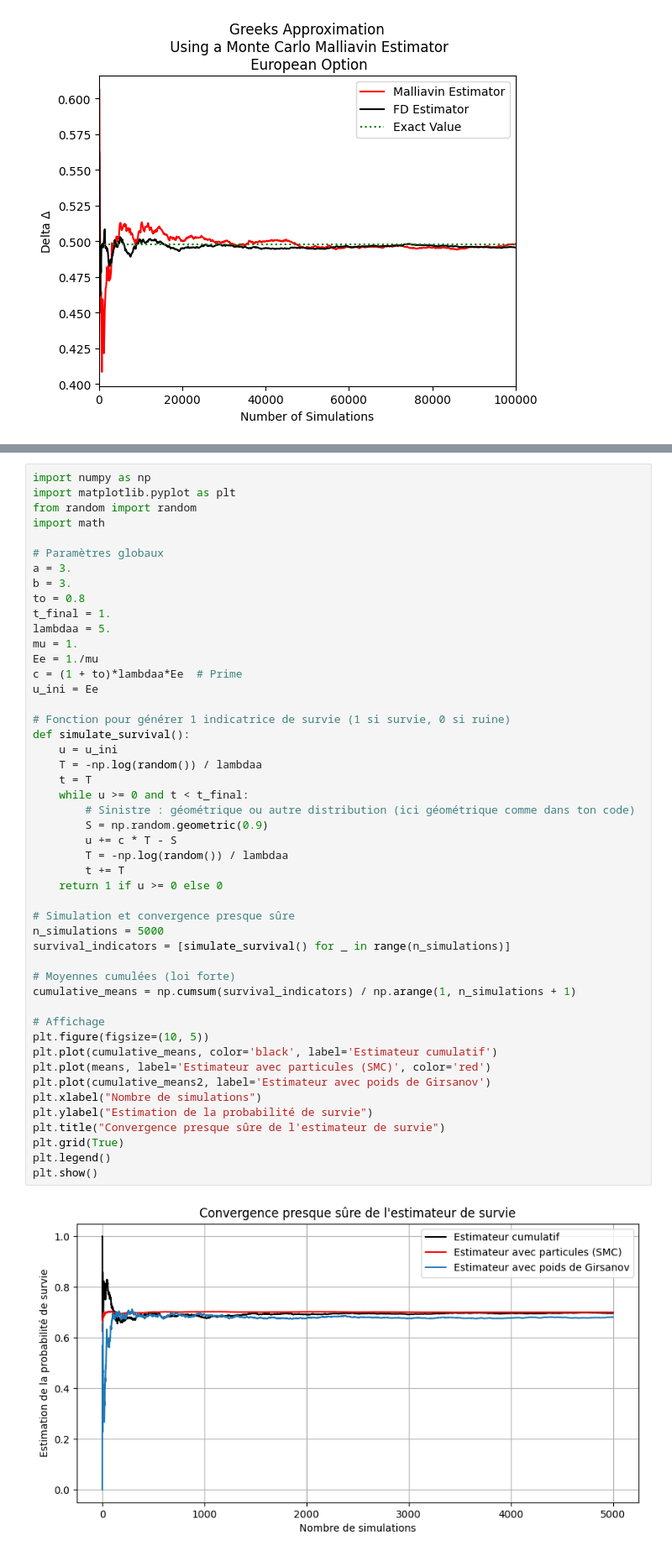
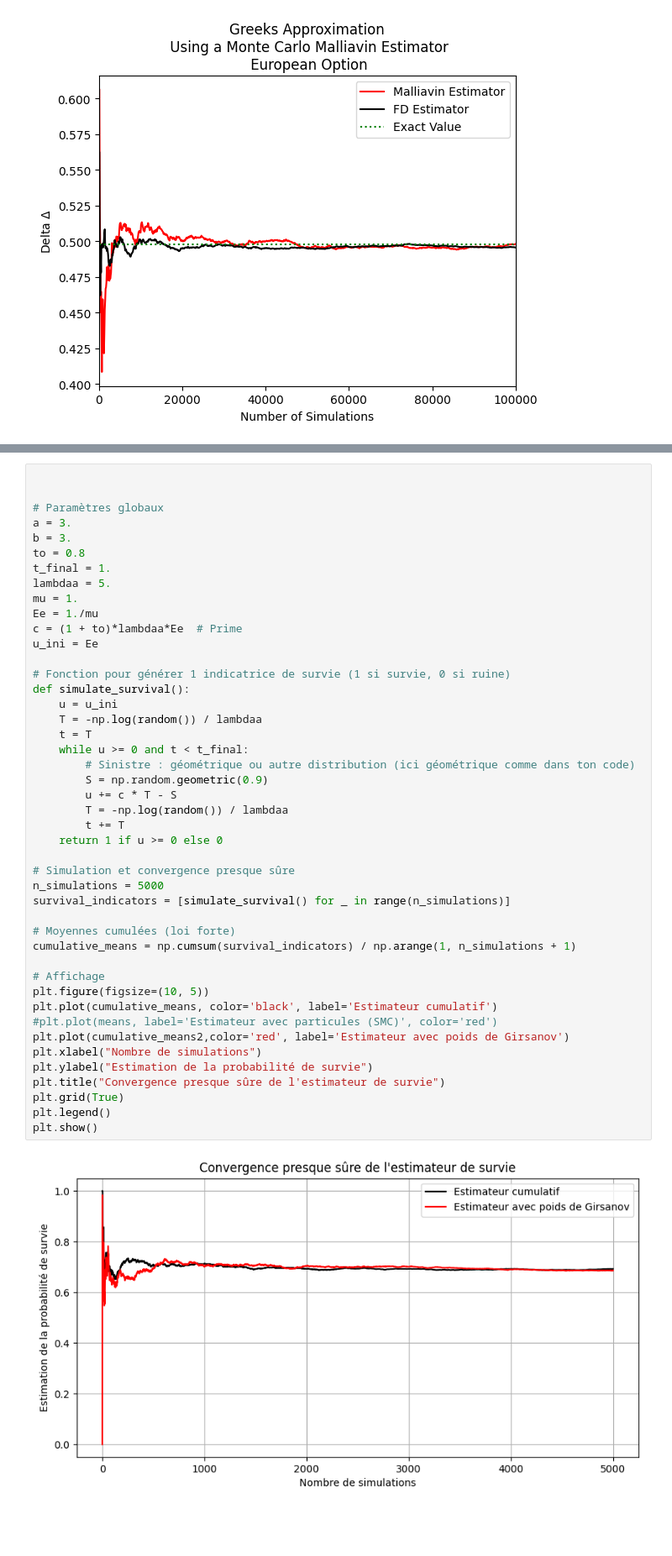
Before and after one commit to EssaddekOthmane/IndependentPriceVerification, a Jupyter notebook: BlackScholesRobbinsMonro.ipynb, the cells around one changed output, grey strips where cells are left out. Shown at 84% size. Saved outputs shown, nothing was run; the diff lists cells and outputs as text; blank space fills up the shorter version.

```diff
--- a/BlackScholesRobbinsMonro.ipynb
+++ b/BlackScholesRobbinsMonro.ipynb
@@ -1775,8 +1718,5 @@ Estimation finale : 0.68109
 # %%
-import numpy as np
-import matplotlib.pyplot as plt
-from random import random
-import math
+
 
 # Paramètres globaux
 a = 3.
@@ -1792,36 +1732,36 @@ u_ini = Ee
 # Fonction pour générer 1 indicatrice de survie (1 si survie, 0 si ruine)
 def simulate_survival():
     u = u_ini
     T = -np.log(random()) / lambdaa
     t = T
     while u >= 0 and t < t_final:
         # Sinistre : géométrique ou autre distribution (ici géométrique comme dans ton code)
         S = np.random.geometric(0.9)
         u += c * T - S
         T = -np.log(random()) / lambdaa
         t += T
     return 1 if u >= 0 else 0
 
 # Simulation et convergence presque sûre
 n_simulations = 5000
 survival_indicators = [simulate_survival() for _ in range(n_simulations)]
 
 # Moyennes cumulées (loi forte)
 cumulative_means = np.cumsum(survival_indicators) / np.arange(1, n_simulations + 1)
 
 # Affichage
 plt.figure(figsize=(10, 5))
 plt.plot(cumulative_means, color='black', label='Estimateur cumulatif')
-plt.plot(means, label='Estimateur avec particules (SMC)', color='red')
-plt.plot(cumulative_means2, label='Estimateur avec poids de Girsanov')
+#plt.plot(means, label='Estimateur avec particules (SMC)', color='red')
+plt.plot(cumulative_means2,color='red', label='Estimateur avec poids de Girsanov')
 plt.xlabel("Nombre de simulations")
 plt.ylabel("Estimation de la probabilité de survie")
 plt.title("Convergence presque sûre de l'estimateur de survie")
 plt.grid(True)
 plt.legend()
 plt.show()
 # %% [output]
-[figure, old version]
+[figure, new version]
 # %% [markdown]
 # Approximation des mesures marginales
 
```
Also changed, not shown: parts of 15 cells of this notebook.
